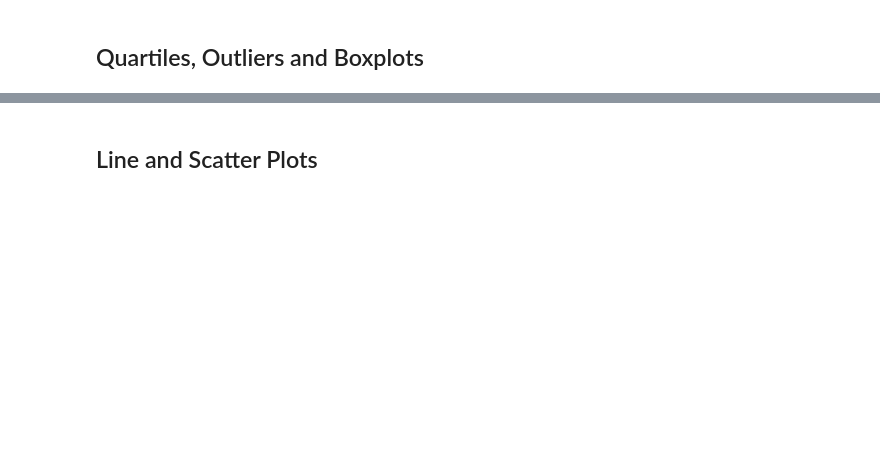
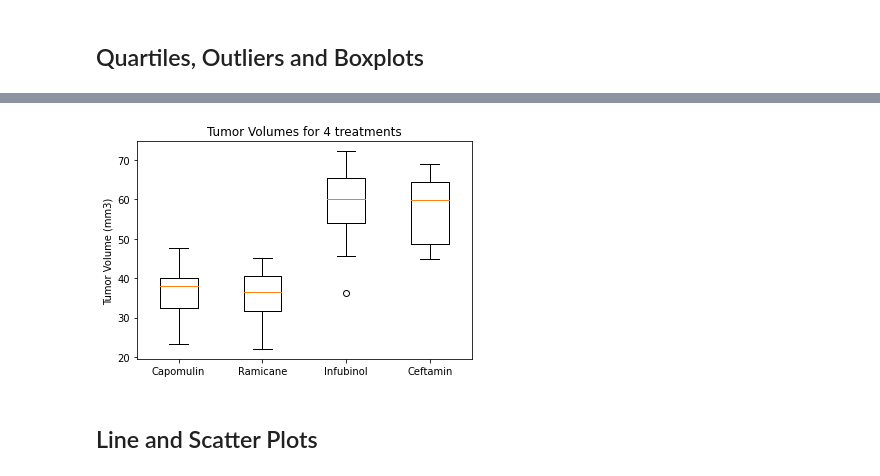
Before and after one commit to nt1983/Matplot-challenge, a Jupyter notebook: pymaceuticals_starter.ipynb, the cells around one changed output, grey strips where cells are left out. Cells and saved outputs as stored; diff of their text form; code cells hidden in the pictures; blank space fills up the shorter version.

```diff
--- a/pymaceuticals_starter.ipynb
+++ b/pymaceuticals_starter.ipynb
@@ -162,6 +170,7 @@ plt.show()
 # Capomulin, Ramicane, Infubinol, and Ceftamin
 
 # Start by getting the last (greatest) timepoint for each mouse
-
+greatest_timepoint=clean_data.groupby("Mouse ID").max()["Timepoint"]
 
 # Merge this group df with the original dataframe to get the tumor volume at the last timepoint
+timepoint_merge=pd.merge(greatest_timepoint, mouse_study_combine, on=("Mouse ID", "Timepoint"))
@@ -184,0 +177,38 @@ plt.show()
+# %%
+# Put treatments into a list for for loop (and later for plot labels)
+meds=["Capomulin", "Ramicane", "Infubinol", "Ceftamin"]
+
+# Create empty list to fill with tumor vol data (for plotting)
+tumor_data=[]
+tumors_sum=[]
+iqr_data=[]
+capomulin = []
+ramicane=[]
+infubinol=[]
+ceftamin=[]
+
+# Calculate the IQR and quantitatively determine if there are any potential outliers.
+for med in meds:
+
+    # Locate the rows which contain mice on each drug and get the tumor volumes
+    tumor_data=timepoint_merge.loc[timepoint_merge["Drug Regimen"] == str(med)]
+    tumors_sum=tumor_data["Tumor Volume (mm3)"].sum()
+    print(f"Tumor volume for {med} treatment is: {tumors_sum}")
+
+    # add subset
+    #Keep tumor volum of each Regimen separatly for plot
+    if str(med)=="Capomulin":
+        capomulin=timepoint_merge.loc[timepoint_merge["Drug Regimen"] == "Capomulin"]["Tumor Volume (mm3)"]
+    elif str(med)=="Ramicane":
+        ramicane=timepoint_merge.loc[timepoint_merge["Drug Regimen"] == "Ramicane"]["Tumor Volume (mm3)"]
+    elif str(med)=="Infubinol":
+        infubinol=timepoint_merge.loc[timepoint_merge["Drug Regimen"] == "Infubinol"]["Tumor Volume (mm3)"]
+    elif str(med)=="Ceftamin":
+        ceftamin=timepoint_merge.loc[timepoint_merge["Drug Regimen"] == "Ceftamin"]["Tumor Volume (mm3)"]
+
+    # Determine outliers using upper and lower bounds
+    quartile=tumor_data["Tumor Volume (mm3)"].quantile([0.25,0.5,0.75])
+    iqr_data=quartile[0.75]-quartile[0.25]
+    low_cap=quartile[0.25]-(iqr_data*1.5)
+    up_cap=quartile[0.75]+(iqr_data*1.5)
+    print(f" Tumor lower and upper band for {med} treatment is: {round(low_cap,2)} , {round(up_cap,2)}")
@@ -185,4 +224,10 @@ plt.show()
 # %%
 # Generate a box plot of the final tumor volume of each mouse across four regimens of interest
+plt.boxplot([capomulin, ramicane, infubinol, ceftamin], labels=meds)
+plt.title("Tumor Volumes for 4 treatments")
+plt.ylabel("Tumor Volume (mm3)")
+plt.show()
+# %% [output]
+[figure, added]
 # %% [markdown]
 ## Line and Scatter Plots
```
Also changed, not shown: parts of 12 cells of this notebook.
